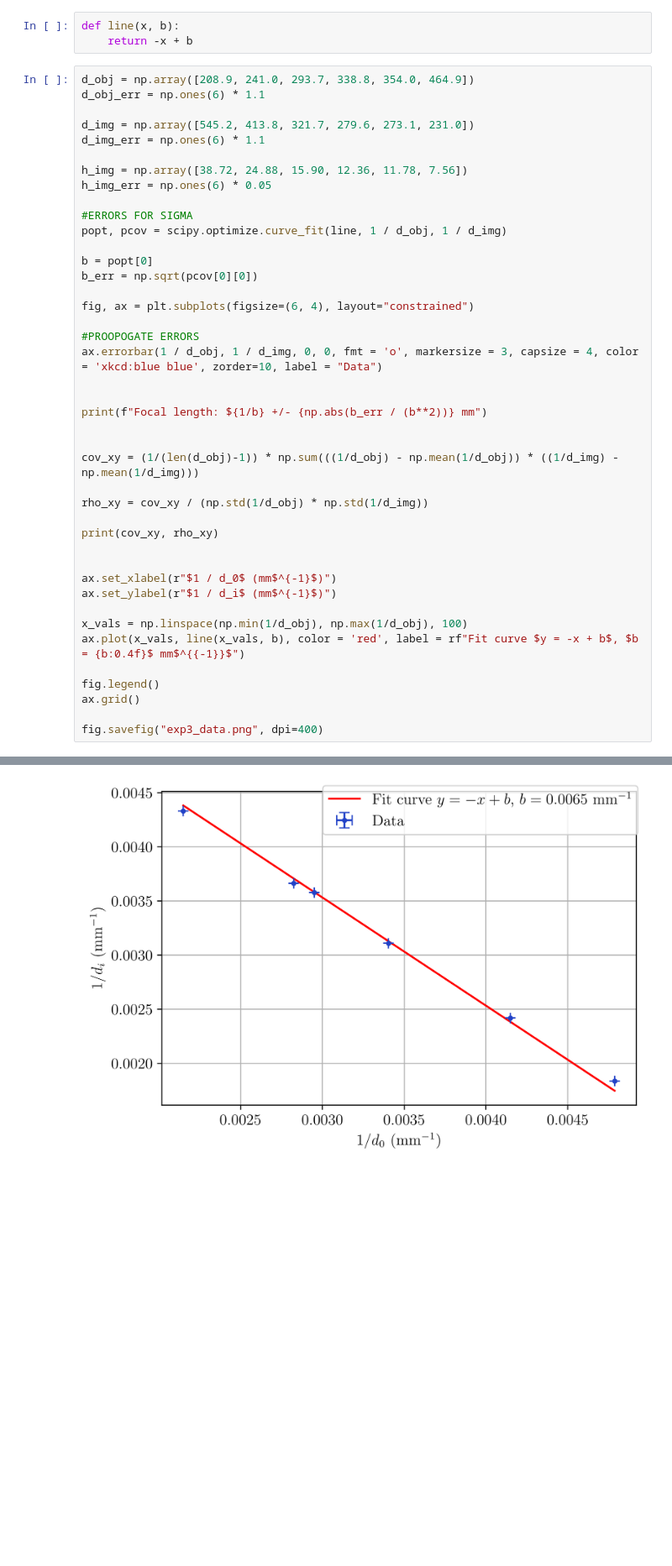
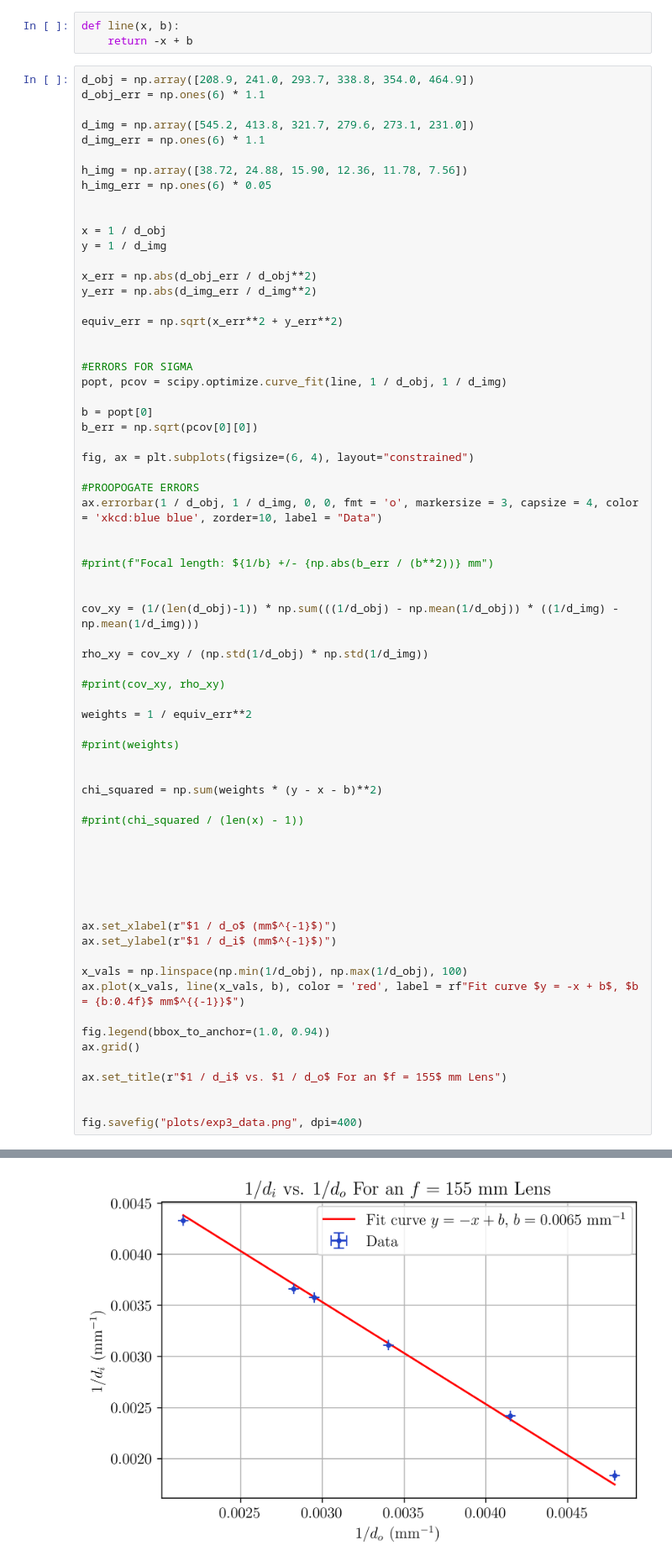
Before and after one commit to mlumminger/Physics-5CL, a Jupyter notebook: Lab 0/lab0_exp3.ipynb, the cells around one changed output, grey strips where cells are left out. Shown at 84% size. Cells and saved outputs as stored; diff of their text form; blank space fills up the shorter version.

```diff
--- a/Lab 0/lab0_exp3.ipynb
+++ b/Lab 0/lab0_exp3.ipynb
@@ -31,6 +31,16 @@ d_img_err = np.ones(6) * 1.1
 
 h_img = np.array([38.72, 24.88, 15.90, 12.36, 11.78, 7.56])
 h_img_err = np.ones(6) * 0.05
+
+
+x = 1 / d_obj
+y = 1 / d_img
+
+x_err = np.abs(d_obj_err / d_obj**2)
+y_err = np.abs(d_img_err / d_img**2)
+
+equiv_err = np.sqrt(x_err**2 + y_err**2)
+
 
 #ERRORS FOR SIGMA
 popt, pcov = scipy.optimize.curve_fit(line, 1 / d_obj, 1 / d_img)
@@ -44,24 +54,40 @@ fig, ax = plt.subplots(figsize=(6, 4), layout="constrained")
 ax.errorbar(1 / d_obj, 1 / d_img, 0, 0, fmt = 'o', markersize = 3, capsize = 4, color = 'xkcd:blue blue', zorder=10, label = "Data")
 
 
-print(f"Focal length: ${1/b} +/- {np.abs(b_err / (b**2))} mm")
+#print(f"Focal length: ${1/b} +/- {np.abs(b_err / (b**2))} mm")
 
 
 cov_xy = (1/(len(d_obj)-1)) * np.sum(((1/d_obj) - np.mean(1/d_obj)) * ((1/d_img) - np.mean(1/d_img)))
 
 rho_xy = cov_xy / (np.std(1/d_obj) * np.std(1/d_img))
 
-print(cov_xy, rho_xy)
+#print(cov_xy, rho_xy)
+
+weights = 1 / equiv_err**2
+
+#print(weights)
 
 
-ax.set_xlabel(r"$1 / d_0$ (mm$^{-1}$)")
+chi_squared = np.sum(weights * (y - x - b)**2)
+
+#print(chi_squared / (len(x) - 1))
+
+
+
+
+
+
+ax.set_xlabel(r"$1 / d_o$ (mm$^{-1}$)")
 ax.set_ylabel(r"$1 / d_i$ (mm$^{-1}$)")
 
 x_vals = np.linspace(np.min(1/d_obj), np.max(1/d_obj), 100)
 ax.plot(x_vals, line(x_vals, b), color = 'red', label = rf"Fit curve $y = -x + b$, $b = {b:0.4f}$ mm$^{{-1}}$")
 
-fig.legend()
+fig.legend(bbox_to_anchor=(1.0, 0.94))
 ax.grid()
 
-fig.savefig("exp3_data.png", dpi=400)
+ax.set_title(r"$1 / d_i$ vs. $1 / d_o$ For an $f = 155$ mm Lens")
+
+
+fig.savefig("plots/exp3_data.png", dpi=400)
 # %% [output]
@@ -70 +95 @@ Focal length: $153.08015961568327 +/- 0.5105678144668129 mm
-[figure, old version]
+[figure, new version]
```
Also changed, not shown: parts of 2 cells of this notebook, 16 other files.
